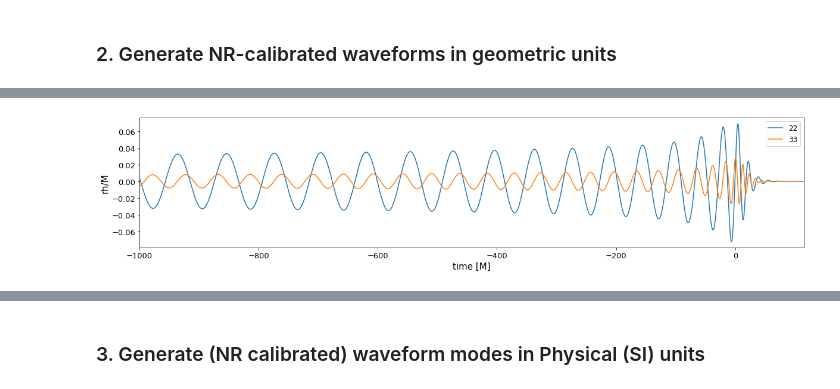
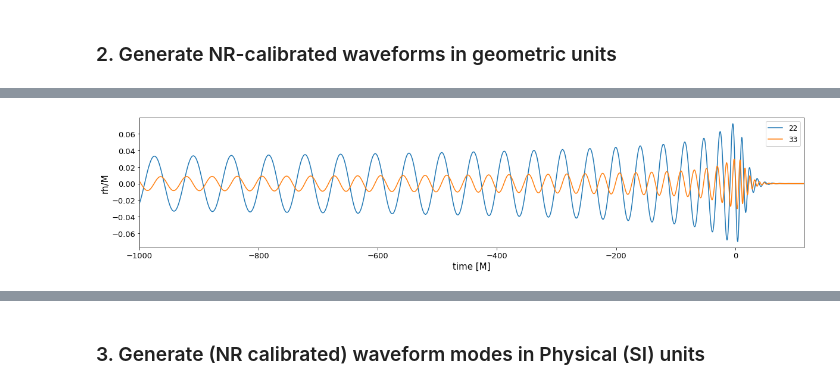
Before and after one commit to BlackHolePerturbationToolkit/BHPTNRSurrogate, a Jupyter notebook: tutorials/BHPTNRSur2dq1e3/BHPTNRSur2dq1e3_notebook.ipynb, the cells around one changed output, grey strips where cells are left out. Cells and saved outputs as stored; diff of their text form; code cells hidden in the pictures.

```diff
--- a/tutorials/BHPTNRSur2dq1e3/BHPTNRSur2dq1e3_notebook.ipynb
+++ b/tutorials/BHPTNRSur2dq1e3/BHPTNRSur2dq1e3_notebook.ipynb
@@ -74,7 +66,7 @@ dict_keys([(2, 2), (2, 1), (3, 1), (3, 2), (3, 3), (4, 2), (4, 3), (4, 4)])
 # %% [markdown]
 ### 2. Generate NR-calibrated waveforms in geometric units
 # %%
-tsur, hsur = bhptsur.generate_surrogate(q=20, spin1=0.0)
+tsur, hsur = bhptsur.generate_surrogate(q=20, spin1=0.5)
 
 print(hsur.keys())
 
@@ -93,3 +84,3 @@ WARNING : modes are NOT NR calibrated - waveforms only have 0PA contribution
 dict_keys([(2, 2), (2, 1), (3, 1), (3, 2), (3, 3), (4, 2), (4, 3), (4, 4)])
-[figure, old version]
+[figure, new version]
 # %%
```
Also changed, not shown: parts of 20 cells of this notebook, 1 other file.
